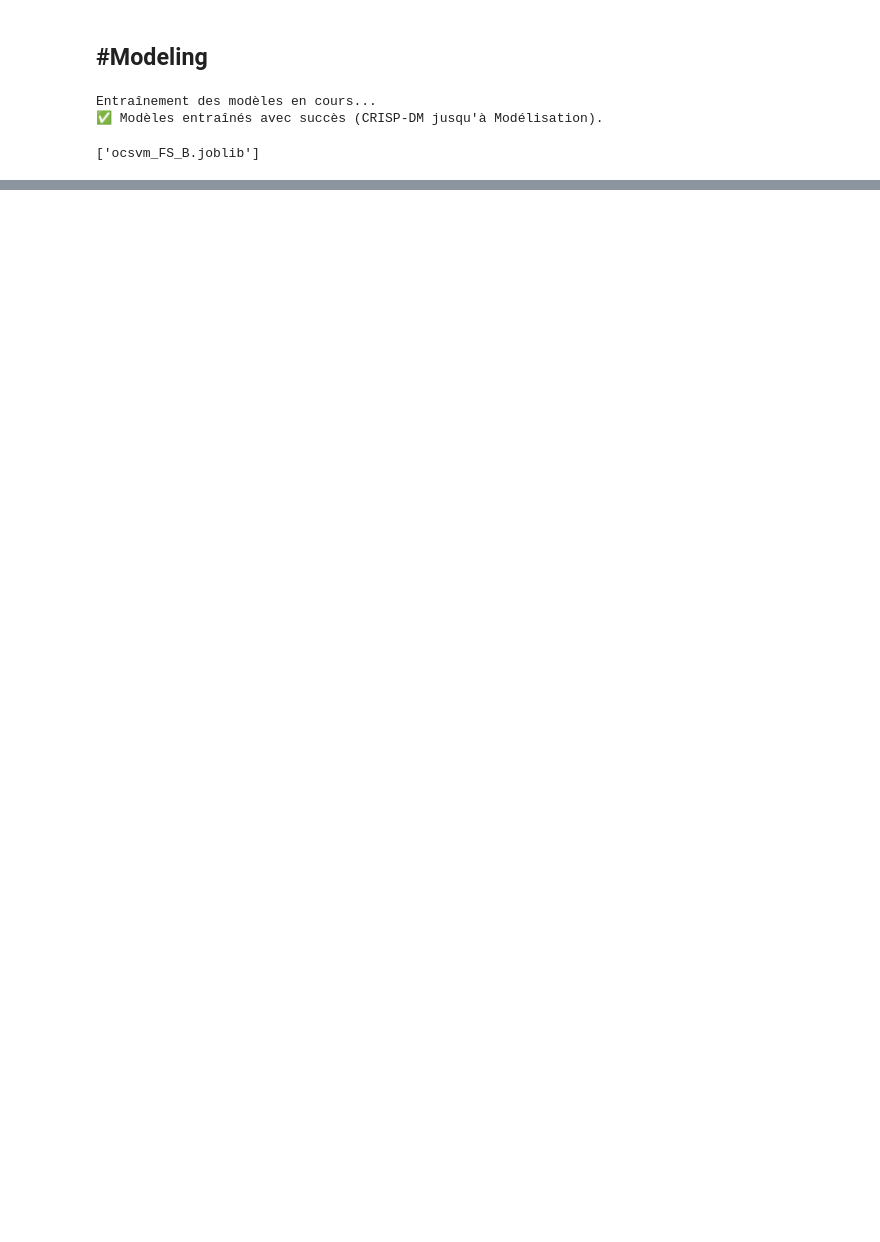
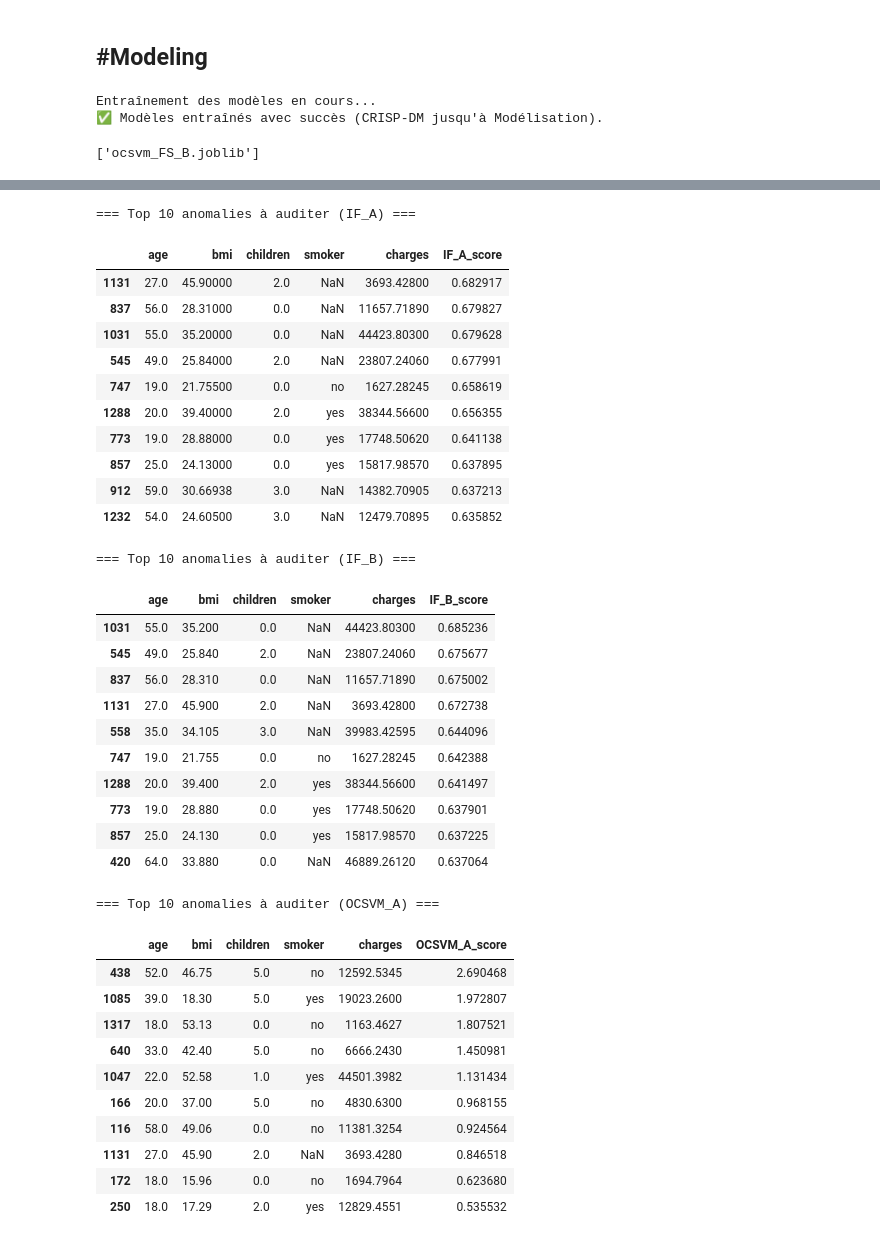
Before and after one commit to yosriawedi/ML-Project-Insurance, a Jupyter notebook: SVMM.ipynb, the cells around one changed output, grey strips where cells are left out. Drawn from its saved outputs; the diff is of its cells as text; code cells hidden in the pictures; blank space fills up the shorter version.

Commit message:
testing model

```diff
--- a/SVMM.ipynb
+++ b/SVMM.ipynb
@@ -495,0 +390,10 @@ OCSVM_B   : 62
+# %%
+# 2-bis) Utilitaire: transforme scores → prédictions
+def anomaly_from_scores(scores, rate=-1):
+    if rate == -1:
+        # Cas spécial : aucune anomalie (tout normal)
+        return np.zeros_like(scores, dtype=int)
+    else:
+        # Seuil = quantile haut (ex: 95% si rate=0.05 → top 5% anomalies)
+        threshold = np.quantile(scores, 1 - rate)
+        return (scores >= threshold).astype(int)  # 1 = anomalie, 0 = normal
@@ -495,0 +426,8 @@ OCSVM_B   : 62
+# %%
+
+# 4) Compter les anomalies par modèle
+print("=== Nombre d’anomalies détectées (par modèle) ===")
+for name in models.keys():
+    n_anom = int(df_results[f"{name}_pred_bin"].sum())
+    rate = df_results[f"{name}_pred_bin"].mean() * 100
+    print(f"{name:10s}: {n_anom}  ({rate:.2f} %)")
@@ -495,0 +440,12 @@ OCSVM_B   : 62
+# %%
+# 5) Tableau récap
+summary = []
+for name in models.keys():
+    summary.append({
+        "model": name,
+        "n_rows": len(df_results),
+        "n_anomalies": int(df_results[f"{name}_pred_bin"].sum()),
+        "anomaly_rate_%": 100 * df_results[f"{name}_pred_bin"].mean()
+    })
+summary_df = pd.DataFrame(summary).sort_values("model")
+display(summary_df)
@@ -495,0 +511,50 @@ OCSVM_B   : 62
+# %%
+# 6) Top-K à auditer
+K = 10
+for name in models.keys():
+    print(f"\n=== Top {K} anomalies à auditer ({name}) ===")
+    cols_show = ["age","bmi","children","smoker","charges", f"{name}_score"]
+    ex = (
+        df_results
+        .loc[df_results[f"{name}_pred_bin"] == 1]
+        .sort_values(f"{name}_score", ascending=False)
+        .head(K)
+    )
+    display(ex[cols_show] if all(c in ex.columns for c in cols_show) else ex.head(K))
+# %% [output]
+=== Top 10 anomalies à auditer (IF_A) ===
+|  | age | bmi | children | smoker | charges | IF_A_score |
+| 1131 | 27.0 | 45.90000 | 2.0 | NaN | 3693.42800 | 0.682917 |
+| 837 | 56.0 | 28.31000 | 0.0 | NaN | 11657.71890 | 0.679827 |
+| 1031 | 55.0 | 35.20000 | 0.0 | NaN | 44423.80300 | 0.679628 |
+| 545 | 49.0 | 25.84000 | 2.0 | NaN | 23807.24060 | 0.677991 |
+| 747 | 19.0 | 21.75500 | 0.0 | no | 1627.28245 | 0.658619 |
+| 1288 | 20.0 | 39.40000 | 2.0 | yes | 38344.56600 | 0.656355 |
+| 773 | 19.0 | 28.88000 | 0.0 | yes | 17748.50620 | 0.641138 |
+| 857 | 25.0 | 24.13000 | 0.0 | yes | 15817.98570 | 0.637895 |
+| 912 | 59.0 | 30.66938 | 3.0 | NaN | 14382.70905 | 0.637213 |
+| 1232 | 54.0 | 24.60500 | 3.0 | NaN | 12479.70895 | 0.635852 |
+=== Top 10 anomalies à auditer (IF_B) ===
+|  | age | bmi | children | smoker | charges | IF_B_score |
+| 1031 | 55.0 | 35.200 | 0.0 | NaN | 44423.80300 | 0.685236 |
+| 545 | 49.0 | 25.840 | 2.0 | NaN | 23807.24060 | 0.675677 |
+| 837 | 56.0 | 28.310 | 0.0 | NaN | 11657.71890 | 0.675002 |
+| 1131 | 27.0 | 45.900 | 2.0 | NaN | 3693.42800 | 0.672738 |
+| 558 | 35.0 | 34.105 | 3.0 | NaN | 39983.42595 | 0.644096 |
+| 747 | 19.0 | 21.755 | 0.0 | no | 1627.28245 | 0.642388 |
+| 1288 | 20.0 | 39.400 | 2.0 | yes | 38344.56600 | 0.641497 |
+| 773 | 19.0 | 28.880 | 0.0 | yes | 17748.50620 | 0.637901 |
+| 857 | 25.0 | 24.130 | 0.0 | yes | 15817.98570 | 0.637225 |
+| 420 | 64.0 | 33.880 | 0.0 | NaN | 46889.26120 | 0.637064 |
+=== Top 10 anomalies à auditer (OCSVM_A) ===
+|  | age | bmi | children | smoker | charges | OCSVM_A_score |
+| 438 | 52.0 | 46.75 | 5.0 | no | 12592.5345 | 2.690468 |
+| 1085 | 39.0 | 18.30 | 5.0 | yes | 19023.2600 | 1.972807 |
+| 1317 | 18.0 | 53.13 | 0.0 | no | 1163.4627 | 1.807521 |
+| 640 | 33.0 | 42.40 | 5.0 | no | 6666.2430 | 1.450981 |
+| 1047 | 22.0 | 52.58 | 1.0 | yes | 44501.3982 | 1.131434 |
+| 166 | 20.0 | 37.00 | 5.0 | no | 4830.6300 | 0.968155 |
+| 116 | 58.0 | 49.06 | 0.0 | no | 11381.3254 | 0.924564 |
+| 1131 | 27.0 | 45.90 | 2.0 | NaN | 3693.4280 | 0.846518 |
+| 172 | 18.0 | 15.96 | 0.0 | no | 1694.7964 | 0.623680 |
+| 250 | 18.0 | 17.29 | 2.0 | yes | 12829.4551 | 0.535532 |
```
Also changed, not shown: parts of 38 cells of this notebook, 1 other file.
